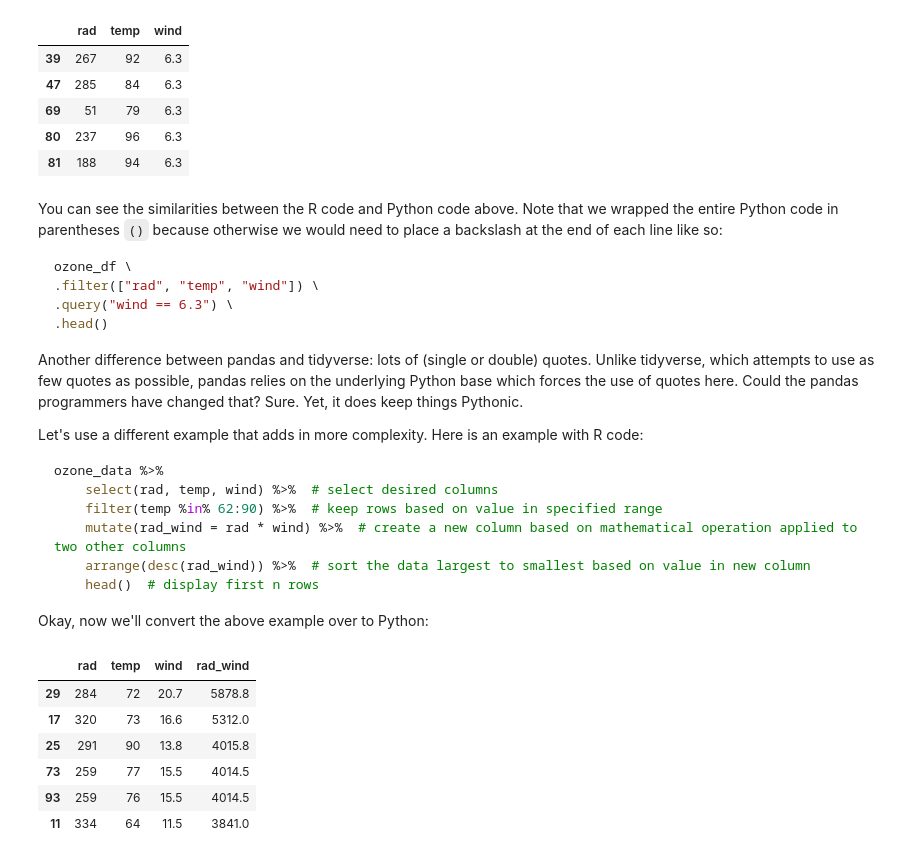
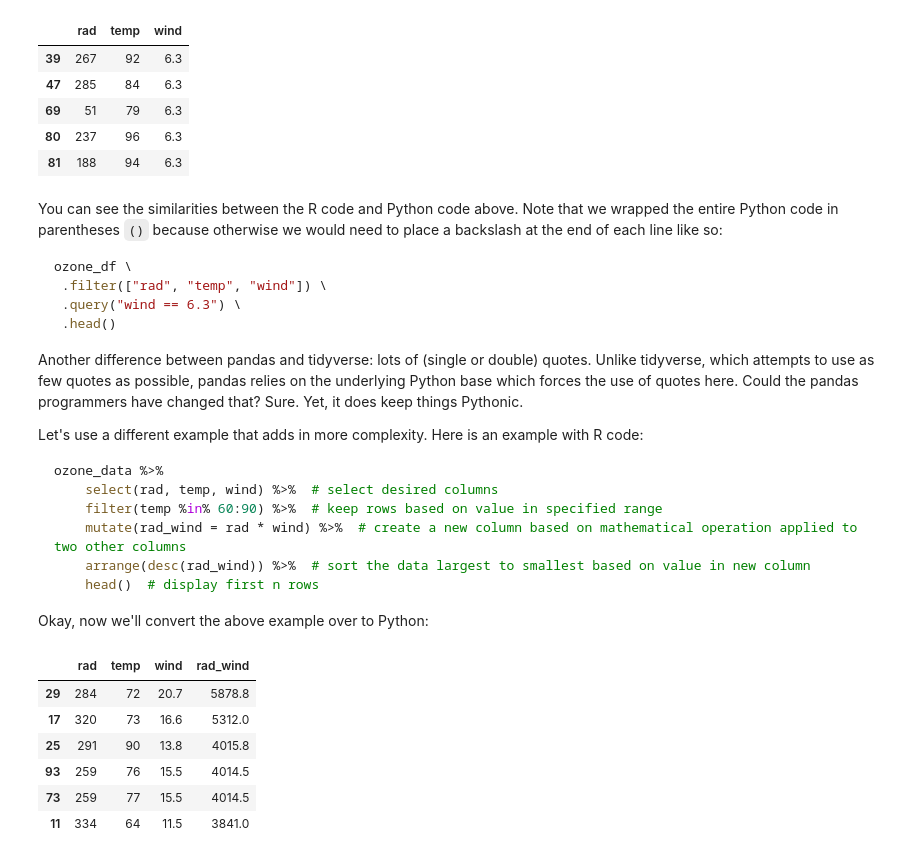
Before and after one commit to wincaton/week8labs, a Jupyter notebook: 08_Tutorial.ipynb, the cells around one changed output. Saved outputs shown, nothing was run; the diff lists cells and outputs as text; code cells hidden in the pictures.

````diff
--- a/08_Tutorial.ipynb
+++ b/08_Tutorial.ipynb
@@ -80,9 +80,9 @@ You can see the similarities between the R code and Python code above. Note that
 
 ```Python
 ozone_df \
-.filter(["rad", "temp", "wind"]) \
-.query("wind == 6.3") \
-.head()
+ .filter(["rad", "temp", "wind"]) \
+ .query("wind == 6.3") \
+ .head()
 ```
 
 Another difference between pandas and tidyverse: lots of (single or double) quotes. Unlike tidyverse, which attempts to use as few quotes as possible, pandas relies on the underlying Python base which forces the use of quotes here. Could the pandas programmers have changed that? Sure. Yet, it does keep things Pythonic.
@@ -92,7 +92,7 @@ Let's use a different example that adds in more complexity. Here is an example w
 ```R
 ozone_data %>%
     select(rad, temp, wind) %>%  # select desired columns
-    filter(temp %in% 62:90) %>%  # keep rows based on value in specified range
+    filter(temp %in% 60:90) %>%  # keep rows based on value in specified range
     mutate(rad_wind = rad * wind) %>%  # create a new column based on mathematical operation applied to two other columns
     arrange(desc(rad_wind)) %>%  # sort the data largest to smallest based on value in new column
     head()  # display first n rows
@@ -100,20 +100,20 @@ ozone_data %>%
 
 Okay, now we'll convert the above example over to Python:
 # %%
-l = list(range(62, 91))  # create a range that we will use later for selecting rows
+l = list(range(60, 91))  # create a range that we will use later for selecting rows
 
 (ozone_df
-.filter(['rad','temp','wind'])  # select desired columns
-.query('temp in @l')  # keep rows based on value in specified range
-.assign(rad_wind = ozone_df.rad * ozone_df.wind)  # create a new column based on mathematical operation applied to two other columns
-.sort_values(by = ('rad_wind'), ascending = False) # sort the data largest to smallest based on value in new column
-.head(6)  # display first n rows
+ .filter(["rad", "temp", "wind"])  # select desired columns
+ .query("temp in @l")  # keep rows based on value in specified range
+ .assign(rad_wind = ozone_df.rad * ozone_df.wind)  # create a new column based on mathematical operation applied to two other columns
+ .sort_values(by = ("rad_wind"), ascending = False) # sort the data largest to smallest based on value in new column
+ .head(6)  # display first n rows
 )
 # %% [output]
 |  | rad | temp | wind | rad_wind |
 | 29 | 284 | 72 | 20.7 | 5878.8 |
 | 17 | 320 | 73 | 16.6 | 5312.0 |
 | 25 | 291 | 90 | 13.8 | 4015.8 |
+| 93 | 259 | 76 | 15.5 | 4014.5 |
 | 73 | 259 | 77 | 15.5 | 4014.5 |
-| 93 | 259 | 76 | 15.5 | 4014.5 |
 | 11 | 334 | 64 | 11.5 | 3841.0 |
````
Also changed, not shown: parts of 20 cells of this notebook, 2 other files.
